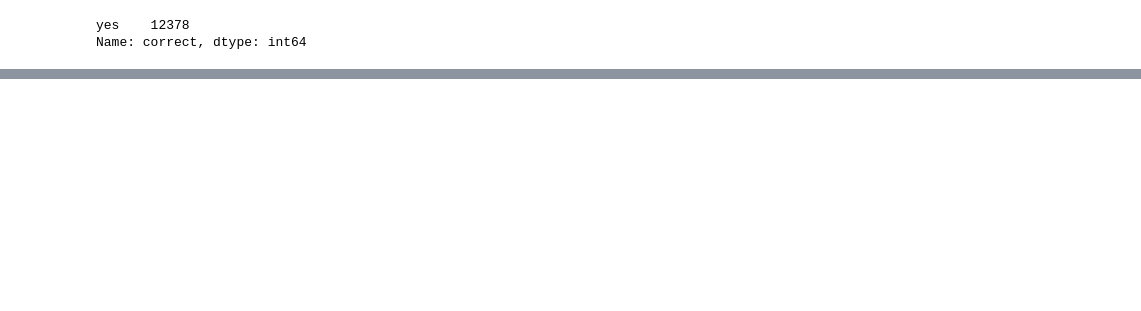
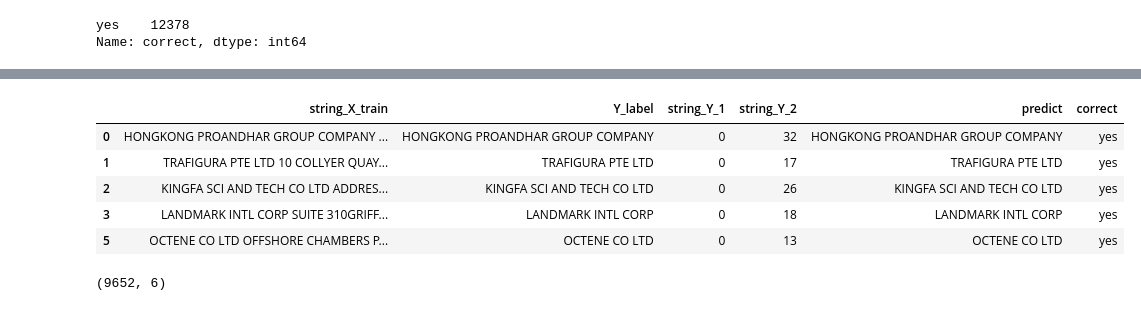
Before and after one commit to skywalker0803r/Letter-of-Credit-Intelligent-Auxiliary-Semantic-Analysis-System, a Jupyter notebook: notebook/開狀人資料預處理.ipynb, the cells around one changed output, grey strips where cells are left out. Drawn from its saved outputs; the diff is of its cells as text; code cells hidden in the pictures; blank space fills up the shorter version.

```diff
--- a/notebook/開狀人資料預處理.ipynb
+++ b/notebook/開狀人資料預處理.ipynb
@@ -90,0 +244,14 @@ Name: correct, dtype: int64
+# %%
+# 移除x000D後和保留常見尾綴後保存
+df = df.drop(['predict(-1)'],axis=1)
+display(df.head())
+print(df.shape)
+df.to_csv('../data/preprocess_for_SQUAD_開狀人.csv')
+# %% [output]
+|  | string_X_train | Y_label | string_Y_1 | string_Y_2 | predict | correct |
+| 0 | HONGKONG PROANDHAR GROUP COMPANY ... | HONGKONG PROANDHAR GROUP COMPANY | 0 | 32 | HONGKONG PROANDHAR GROUP COMPANY | yes |
+| 1 | TRAFIGURA PTE LTD 10 COLLYER QUAY... | TRAFIGURA PTE LTD | 0 | 17 | TRAFIGURA PTE LTD | yes |
+| 2 | KINGFA SCI AND TECH CO LTD ADDRES... | KINGFA SCI AND TECH CO LTD | 0 | 26 | KINGFA SCI AND TECH CO LTD | yes |
+| 3 | LANDMARK INTL CORP SUITE 310GRIFF... | LANDMARK INTL CORP | 0 | 18 | LANDMARK INTL CORP | yes |
+| 5 | OCTENE CO LTD OFFSHORE CHAMBERS P... | OCTENE CO LTD | 0 | 13 | OCTENE CO LTD | yes |
+(9652, 6)
```
Also changed, not shown: parts of 9 cells of this notebook, 4 other files.
